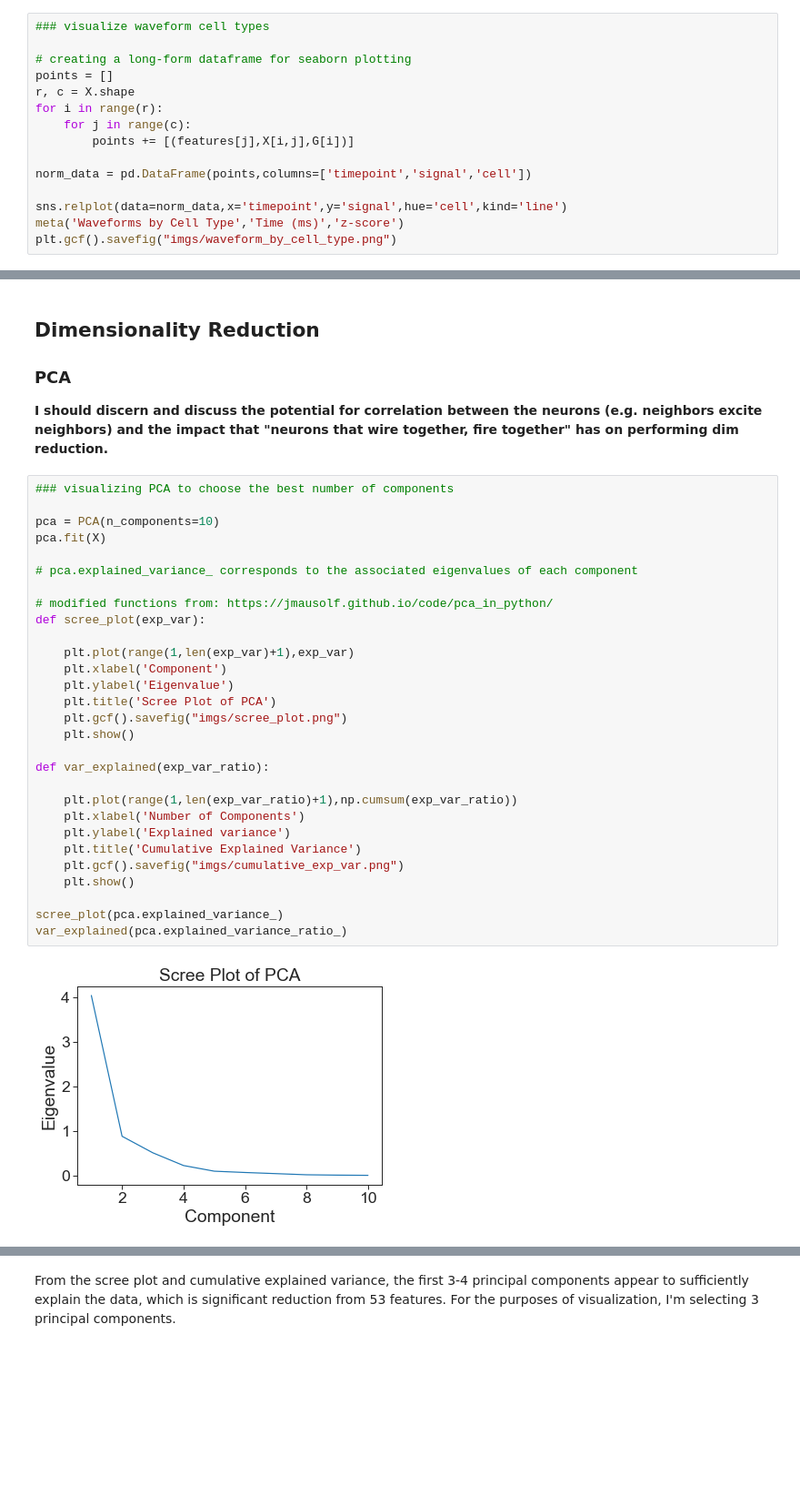
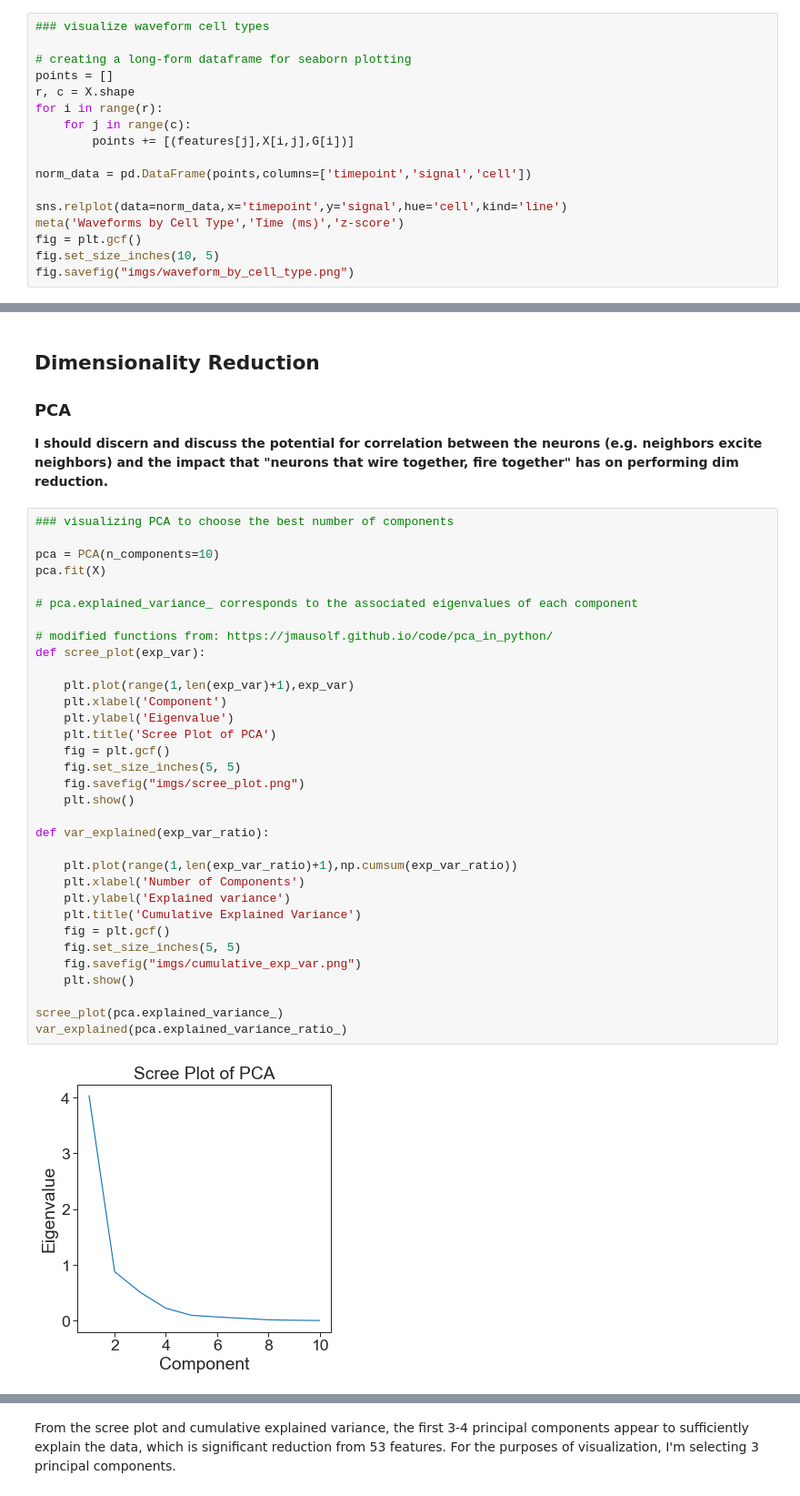
Before and after one commit to zstoebs/neural_dim_reduction, a Jupyter notebook: waveform_to_cell_type.ipynb, the cells around one changed output, grey strips where cells are left out. Shown: that part at 91% size. Cells and saved outputs as stored; diff of their text form; blank space fills up the shorter version.

```diff
--- a/waveform_to_cell_type.ipynb
+++ b/waveform_to_cell_type.ipynb
@@ -119,5 +122,7 @@ norm_data = pd.DataFrame(points,columns=['timepoint','signal','cell'])
 
 sns.relplot(data=norm_data,x='timepoint',y='signal',hue='cell',kind='line')
 meta('Waveforms by Cell Type','Time (ms)','z-score')
-plt.gcf().savefig("imgs/waveform_by_cell_type.png")
+fig = plt.gcf()
+fig.set_size_inches(10, 5)
+fig.savefig("imgs/waveform_by_cell_type.png")
 # %% [output]
@@ -296,31 +301,35 @@ Noticeably, simply K-Fold CV paired with non-reduced dimensions causes KNN to ta
 # %%
 ### visualizing PCA to choose the best number of components
 
 pca = PCA(n_components=10)
 pca.fit(X)
 
 # pca.explained_variance_ corresponds to the associated eigenvalues of each component
 
 # modified functions from: https://jmausolf.github.io/code/pca_in_python/
 def scree_plot(exp_var):
 
     plt.plot(range(1,len(exp_var)+1),exp_var)
     plt.xlabel('Component')
     plt.ylabel('Eigenvalue')
     plt.title('Scree Plot of PCA')
-    plt.gcf().savefig("imgs/scree_plot.png")
+    fig = plt.gcf()
+    fig.set_size_inches(5, 5)
+    fig.savefig("imgs/scree_plot.png")
     plt.show()
 
 def var_explained(exp_var_ratio):
 
     plt.plot(range(1,len(exp_var_ratio)+1),np.cumsum(exp_var_ratio))
     plt.xlabel('Number of Components')
     plt.ylabel('Explained variance')
     plt.title('Cumulative Explained Variance')
-    plt.gcf().savefig("imgs/cumulative_exp_var.png")
+    fig = plt.gcf()
+    fig.set_size_inches(5, 5)
+    fig.savefig("imgs/cumulative_exp_var.png")
     plt.show()
 
 scree_plot(pca.explained_variance_)
 var_explained(pca.explained_variance_ratio_)
 # %% [output]
-[figure, old version]
+[figure, new version]
```
Also changed, not shown: parts of 8 cells of this notebook, 5 other files.
